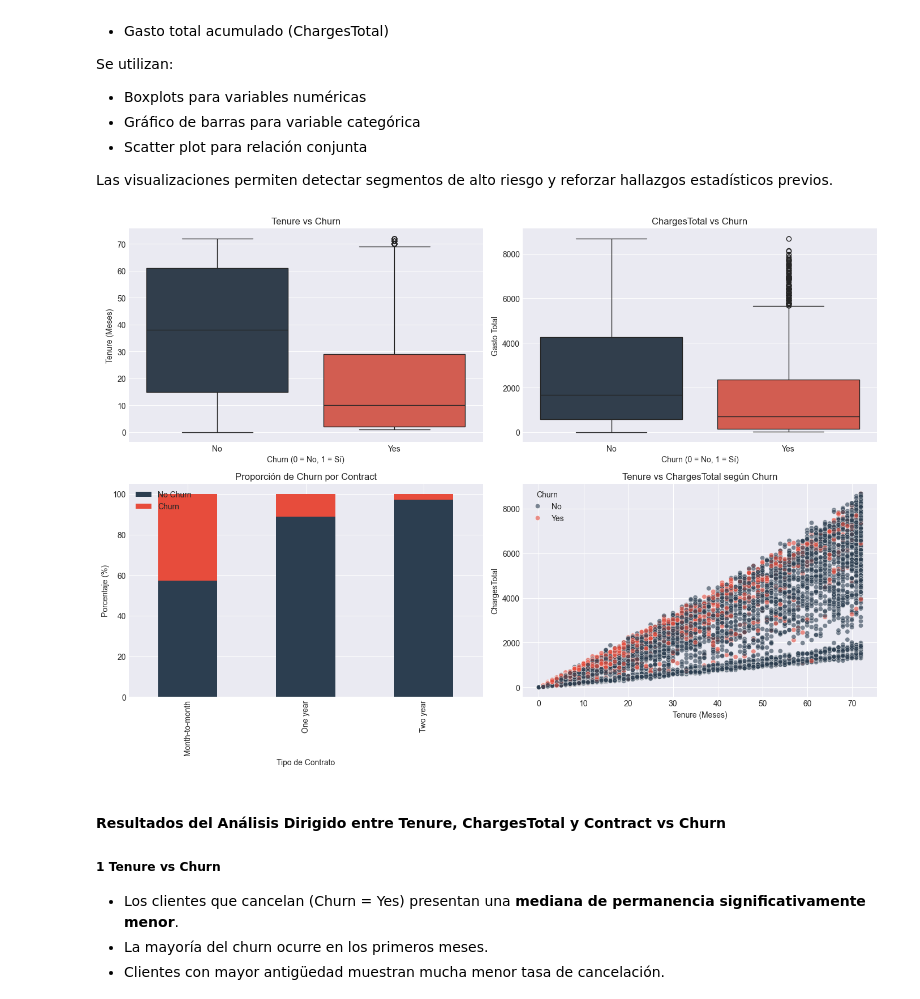
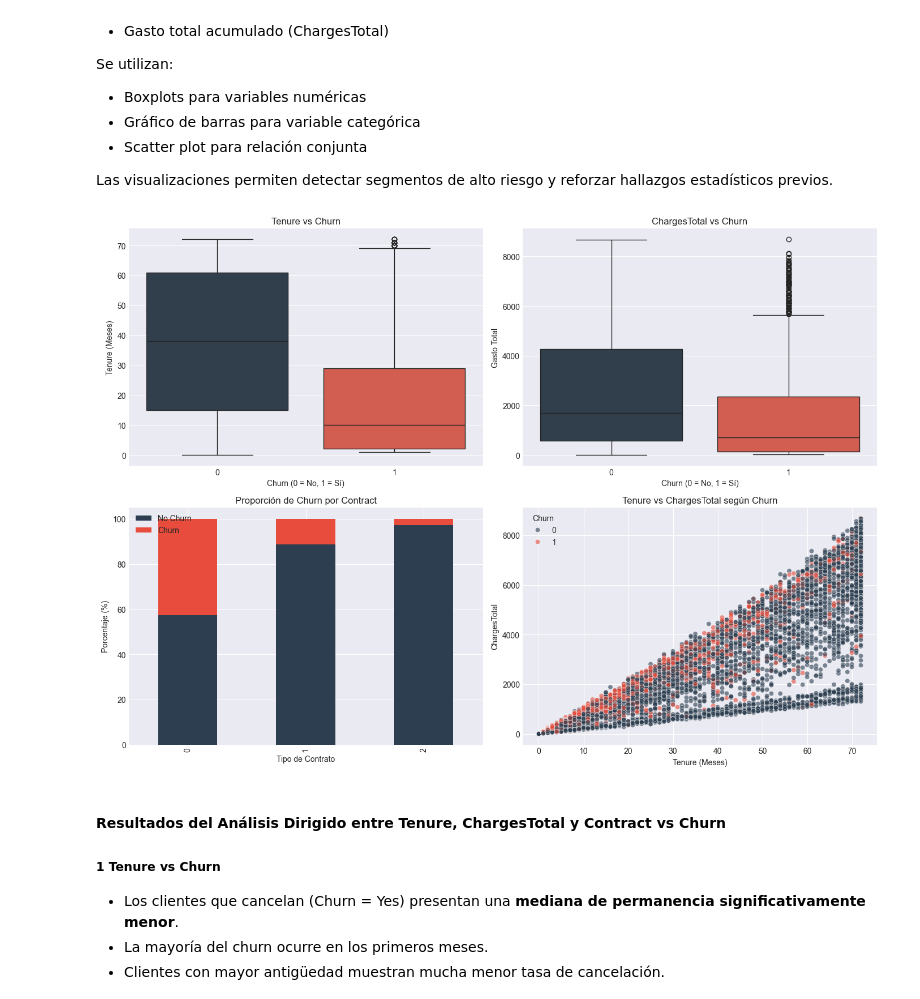
Before and after one commit to LenninTemoche/Challenge-TelecomX-2-Alura-One-DS, a Jupyter notebook: TelecomX-2-ML.ipynb, the cells around one changed output. Drawn from its saved outputs; the diff is of its cells as text; code cells hidden in the pictures.

```diff
--- a/TelecomX-2-ML.ipynb
+++ b/TelecomX-2-ML.ipynb
@@ -832,7 +832,7 @@ sns.boxplot(
     ax=axes[0, 0],
     x="Churn",
     y="Tenure",
-    data=df,
+    data=df_rank,
     palette=[color_no_churn, color_churn]
 )
 
@@ -849,7 +849,7 @@ sns.boxplot(
     ax=axes[0, 1],
     x="Churn",
     y="ChargesTotal",
-    data=df,
+    data=df_rank,
     palette=[color_no_churn, color_churn ]
 )
 
@@ -863,8 +863,8 @@ axes[0, 1].set_ylabel("Gasto Total")
 # ------------------------------------------------------------
 
 contract_churn = pd.crosstab(
-    df["Contract"],
-    df["Churn"],
+    df_rank["Contract"],
+    df_rank["Churn"],
     normalize="index"
 ) * 100
 
@@ -879,35 +879,35 @@ axes[1, 0].set_title("Proporción de Churn por Contract")
 axes[1, 0].set_ylabel("Porcentaje (%)")
 axes[1, 0].set_xlabel("Tipo de Contrato")
 axes[1, 0].legend(["No Churn", "Churn"])
 
 
 # ------------------------------------------------------------
 # 4 Scatter: Tenure vs ChargesTotal
 # ------------------------------------------------------------
 
 sns.scatterplot(
     ax=axes[1, 1],
     x="Tenure",
     y="ChargesTotal",
     hue="Churn",
-    data=df,
+    data=df_rank,
     palette=[color_no_churn, color_churn],
     alpha=0.6
 )
 
 axes[1, 1].set_title("Tenure vs ChargesTotal según Churn")
 axes[1, 1].set_xlabel("Tenure (Meses)")
 axes[1, 1].set_ylabel("ChargesTotal")
 
 # Ajustes finales
 plt.tight_layout()
 
 # Guardar imagen
 plt.savefig("imgs/analisis_dirigido_churn.png", dpi=300, bbox_inches="tight")
 
 plt.show()
 # %% [output]
-[figure, old version]
+[figure, new version]
 # %% [markdown]
 #### Resultados del Análisis Dirigido entre Tenure, ChargesTotal y Contract vs Churn
 
```
Also changed, not shown: parts of 5 cells of this notebook, 1 other file.
